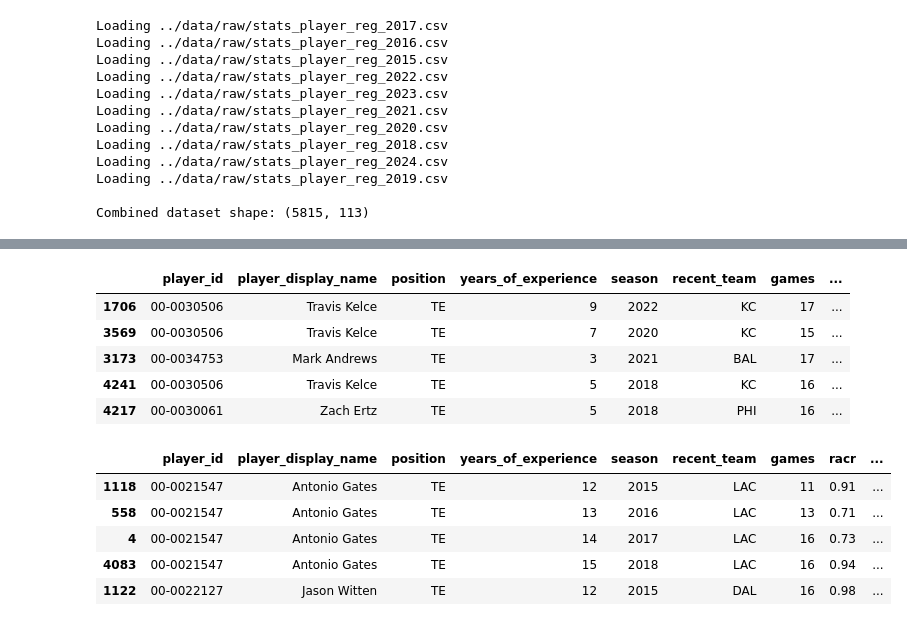
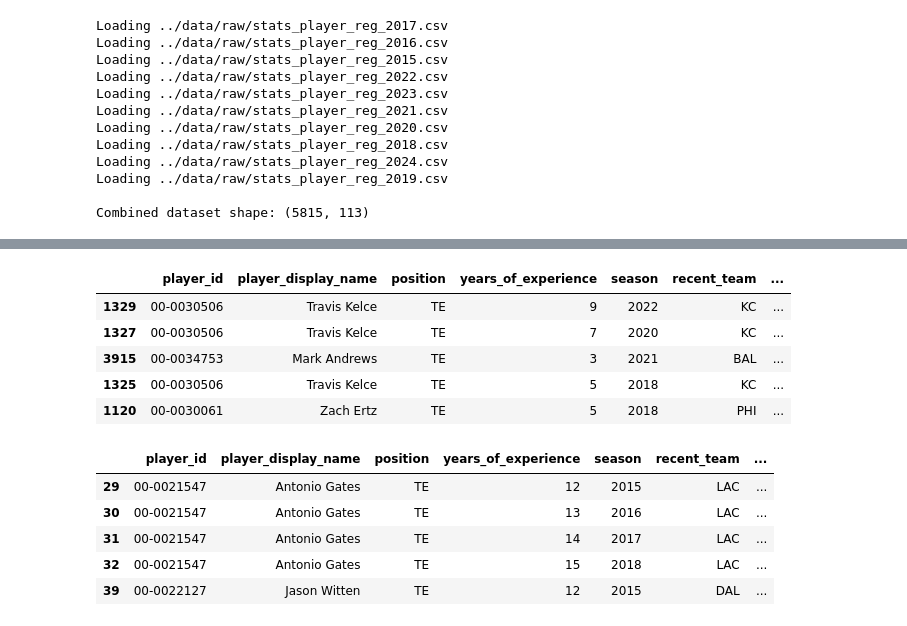
Before and after one commit to jackewings/Fantasy-Football-Predictor, a Jupyter notebook: notebooks/01_data_prep.ipynb, the cells around one changed output, grey strips where cells are left out. Drawn from its saved outputs; the diff is of its cells as text; code cells hidden in the pictures.

```diff
--- a/notebooks/01_data_prep.ipynb
+++ b/notebooks/01_data_prep.ipynb
@@ -88,11 +101,11 @@ all_seasons[['season', 'rookie_season', 'years_of_experience']].head()
 # Creating the QB only dataframes which contains player info and stats specific to the position
 qb_all = all_seasons[all_seasons['position'] == 'QB']
 
-qb_filtered = qb_all[['player_id', 'player_display_name', 'position', 'years_of_experience', 'season', 'recent_team', 'games', 'completions', 'attempts', 'passing_yards',
-             'passing_tds', 'passing_interceptions', 'sacks_suffered', 'sack_fumbles', 'passing_first_downs', 'passing_epa',
-             'passing_cpoe', 'pacr', 'carries', 'rushing_yards', 'rushing_tds', 'rushing_fumbles', 'rushing_first_downs', 'rushing_epa',
-             'fantasy_points_ppr'
-             ]].copy()
+qb_filtered = qb_all[['player_id', 'player_display_name', 'position', 'years_of_experience', 'season', 'recent_team', 'new_team_next_year',
+                      'games', 'completions', 'attempts', 'passing_yards', 'passing_tds', 'passing_interceptions', 'sacks_suffered',
+                      'sack_fumbles', 'passing_first_downs', 'passing_epa', 'passing_cpoe', 'pacr', 'carries', 'rushing_yards',
+                      'rushing_tds', 'rushing_fumbles', 'rushing_first_downs', 'rushing_epa', 'fantasy_points_ppr'
+                     ]].copy()
 
 qb_filtered.sort_values(by = 'fantasy_points_ppr', ascending = False).head()
 # %% [output]
@@ -193,8 +206,8 @@ memory usage: 61.4+ KB
 # Creating the RB only dataframes which contains player info and stats specific to the position
 rb_all = all_seasons[all_seasons['position'] == 'RB']
 
-rb_filtered = rb_all[['player_id', 'player_display_name', 'position', 'years_of_experience', 'season', 'recent_team', 'games',
-                      'carries', 'rushing_yards', 'rushing_tds', 'rushing_fumbles', 'rushing_first_downs', 'rushing_epa',
+rb_filtered = rb_all[['player_id', 'player_display_name', 'position', 'years_of_experience', 'season', 'recent_team', 'new_team_next_year',
+                      'games', 'carries', 'rushing_yards', 'rushing_tds', 'rushing_fumbles', 'rushing_first_downs', 'rushing_epa',
                       'receptions', 'targets', 'receiving_yards', 'receiving_tds', 'receiving_fumbles', 'receiving_air_yards',
                       'receiving_yards_after_catch', 'receiving_first_downs', 'receiving_epa', 'racr', 'target_share', 'air_yards_share',
                       'wopr', 'fantasy_points_ppr'
@@ -314,8 +328,8 @@ memory usage: 164.7+ KB
 # Creating the WR only dataframes which contains player info and stats specific to the position
 wr_all = all_seasons[all_seasons['position'] == 'WR']
 
-wr_filtered = wr_all[['player_id', 'player_display_name', 'position', 'years_of_experience', 'season', 'recent_team', 'games',
-                      'carries', 'rushing_yards', 'rushing_tds', 'rushing_fumbles', 'rushing_first_downs',
+wr_filtered = wr_all[['player_id', 'player_display_name', 'position', 'years_of_experience', 'season', 'recent_team',
+                      'new_team_next_year', 'games', 'carries', 'rushing_yards', 'rushing_tds', 'rushing_fumbles', 'rushing_first_downs',
                       'receptions', 'targets', 'receiving_yards', 'receiving_tds', 'receiving_fumbles', 'receiving_air_yards',
                       'receiving_yards_after_catch', 'receiving_first_downs', 'receiving_epa', 'racr', 'target_share', 'air_yards_share',
                       'wopr', 'fantasy_points_ppr'
@@ -434,52 +449,53 @@ memory usage: 262.3+ KB
 # Creating the TE only dataframes which contains player info and stats specific to the position
 te_all = all_seasons[all_seasons['position'] == 'TE']
 
-te_filtered = te_all[['player_id', 'player_display_name', 'position', 'years_of_experience', 'season', 'recent_team', 'games',
-                      'receptions', 'targets', 'receiving_yards', 'receiving_tds', 'receiving_fumbles', 'receiving_air_yards',
-                      'receiving_yards_after_catch', 'receiving_first_downs', 'receiving_epa', 'racr', 'target_share', 'air_yards_share',
-                      'wopr', 'fantasy_points_ppr'
+te_filtered = te_all[['player_id', 'player_display_name', 'position', 'years_of_experience', 'season', 'recent_team',
+                      'new_team_next_year', 'games', 'receptions', 'targets', 'receiving_yards', 'receiving_tds',
+                      'receiving_fumbles', 'receiving_air_yards', 'receiving_yards_after_catch', 'receiving_first_downs',
+                      'receiving_epa', 'racr', 'target_share', 'air_yards_share', 'wopr', 'fantasy_points_ppr'
              ]].copy()
 
 te_filtered.sort_values(by = 'fantasy_points_ppr', ascending = False).head()
 # %% [output]
-|  | player_id | player_display_name | position | years_of_experience | season | recent_team | games | ... |
-| 1706 | 00-0030506 | Travis Kelce | TE | 9 | 2022 | KC | 17 | ... |
-| 3569 | 00-0030506 | Travis Kelce | TE | 7 | 2020 | KC | 15 | ... |
-| 3173 | 00-0034753 | Mark Andrews | TE | 3 | 2021 | BAL | 17 | ... |
-| 4241 | 00-0030506 | Travis Kelce | TE | 5 | 2018 | KC | 16 | ... |
-| 4217 | 00-0030061 | Zach Ertz | TE | 5 | 2018 | PHI | 16 | ... |
+|  | player_id | player_display_name | position | years_of_experience | season | recent_team | ... |
+| 1329 | 00-0030506 | Travis Kelce | TE | 9 | 2022 | KC | ... |
+| 1327 | 00-0030506 | Travis Kelce | TE | 7 | 2020 | KC | ... |
+| 3915 | 00-0034753 | Mark Andrews | TE | 3 | 2021 | BAL | ... |
+| 1325 | 00-0030506 | Travis Kelce | TE | 5 | 2018 | KC | ... |
+| 1120 | 00-0030061 | Zach Ertz | TE | 5 | 2018 | PHI | ... |
 # %%
 # Transforming the count stats into per-game stats to make the values more robust to injuries
 te_count_stats = ['receptions', 'targets', 'receiving_yards', 'receiving_tds', 'receiving_fumbles', 'receiving_air_yards',
                   'receiving_yards_after_catch', 'receiving_first_downs', 'receiving_epa', 'fantasy_points_ppr']
 
 
 te_per_game = te_filtered.copy()
 
 for stat in te_count_stats:
     te_per_game[stat + '_per_game'] = (te_per_game[stat] / te_per_game['games'].replace(0, pd.NA))
 
-te_per_game = te_per_game[['player_id', 'player_display_name', 'position', 'years_of_experience', 'season', 'recent_team', 'games', 'racr', 'target_share',
-                           'air_yards_share', 'wopr'] + [col for col in te_per_game.columns if col.endswith('_per_game')]]
+te_per_game = te_per_game[['player_id', 'player_display_name', 'position', 'years_of_experience', 'season', 'recent_team',
+                           'new_team_next_year', 'games', 'racr', 'target_share', 'air_yards_share', 'wopr'] + [
+                               col for col in te_per_game.columns if col.endswith('_per_game')]]
 
 # Filtering to only include players with >= 8 games played
 te_per_game_filtered = te_per_game[te_per_game['games'] >= 8].round(2)
 
 te_per_game_filtered = te_per_game_filtered.sort_values(by = ['player_id', 'season'])
 
 # Creating the target variable
 te_per_game_filtered['fantasy_points_ppr_per_game_next_year'] = (
     te_per_game_filtered.groupby('player_id')['fantasy_points_ppr_per_game'].shift(-1)
 )
 
 te_per_game_filtered.head()
 # %% [output]
-|  | player_id | player_display_name | position | years_of_experience | season | recent_team | games | racr | ... |
-| 1118 | 00-0021547 | Antonio Gates | TE | 12 | 2015 | LAC | 11 | 0.91 | ... |
-| 558 | 00-0021547 | Antonio Gates | TE | 13 | 2016 | LAC | 13 | 0.71 | ... |
-| 4 | 00-0021547 | Antonio Gates | TE | 14 | 2017 | LAC | 16 | 0.73 | ... |
-| 4083 | 00-0021547 | Antonio Gates | TE | 15 | 2018 | LAC | 16 | 0.94 | ... |
-| 1122 | 00-0022127 | Jason Witten | TE | 12 | 2015 | DAL | 16 | 0.98 | ... |
+|  | player_id | player_display_name | position | years_of_experience | season | recent_team | ... |
+| 29 | 00-0021547 | Antonio Gates | TE | 12 | 2015 | LAC | ... |
+| 30 | 00-0021547 | Antonio Gates | TE | 13 | 2016 | LAC | ... |
+| 31 | 00-0021547 | Antonio Gates | TE | 14 | 2017 | LAC | ... |
+| 32 | 00-0021547 | Antonio Gates | TE | 15 | 2018 | LAC | ... |
+| 39 | 00-0022127 | Jason Witten | TE | 12 | 2015 | DAL | ... |
 # %%
 # Observing potential missing values (NaN values are expected in the 2024 season for the target variable)
 te_per_game_filtered_no_2024 = te_per_game_filtered[te_per_game_filtered['season'] != 2024]
```
Also changed, not shown: parts of 16 cells of this notebook, 19 other files.
